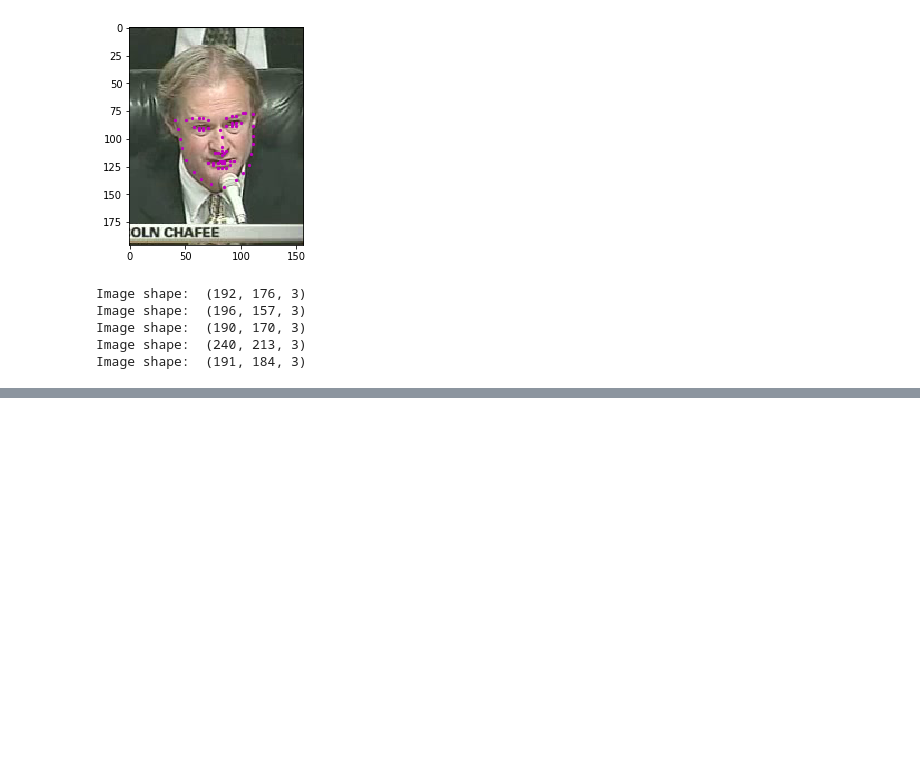
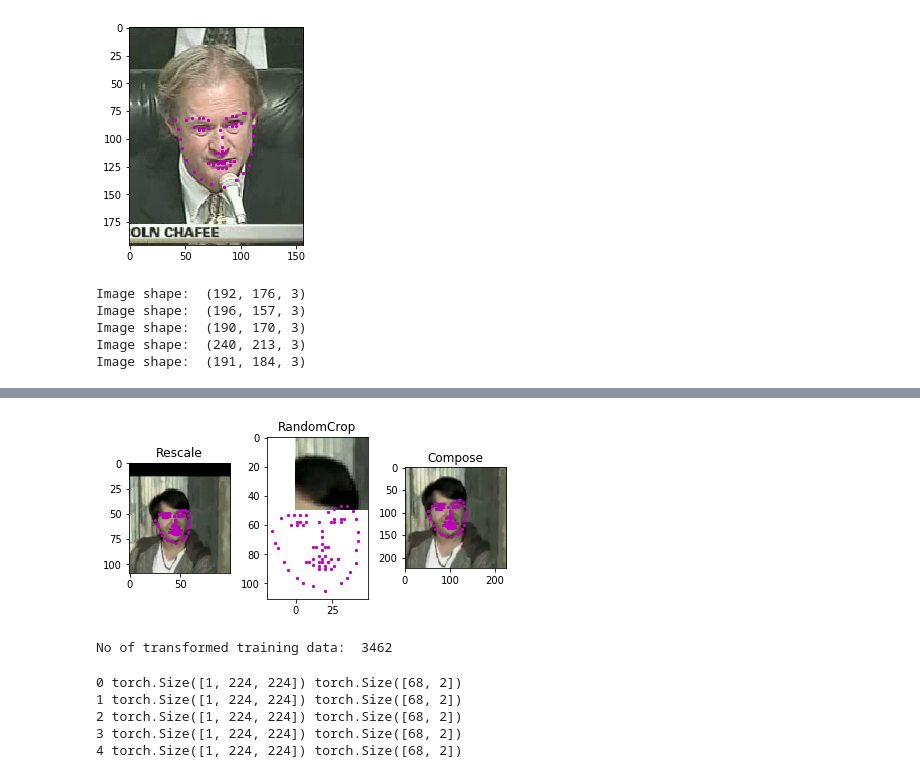
Before and after one commit to leeping-ng/ML-CV-Facial-Keypoint-Detection, a Jupyter notebook: Facial Keypoint Detection.ipynb, the cells around one changed output, grey strips where cells are left out. Cells and saved outputs as stored; diff of their text form; code cells hidden in the pictures; blank space fills up the shorter version.

```diff
--- a/Facial Keypoint Detection.ipynb
+++ b/Facial Keypoint Detection.ipynb
@@ -56,6 +44,11 @@ Luis_Fonsi_21.jpg
 (68, 2)
 # %%
 image = mpimg.imread(os.path.join('data/training/', image_name))
-plt.imshow(image)
-plt.scatter(keypoints[:, 0], keypoints[:, 1], s=20, marker='.', c='m')
+print(image.shape)
+
+def plot_face_keypoints(image, keypoints):
+    plt.imshow(image)
+    plt.scatter(keypoints[:, 0], keypoints[:, 1], s=20, marker='.', c='m')
+
+plot_face_keypoints(image, keypoints)
 # %% [output]
@@ -89,7 +82,7 @@ class FacialKeypointsDataset(Dataset):
 
         keypoints = self.keypoints_frame.iloc[idx, 1:]
         # change from pandas series to numpy array, reshape to (num_keypoints, 2)
-        keypoints = keypoints.values.reshape(-1, 2)
+        keypoints = keypoints.to_numpy().astype('float').reshape(-1, 2)
 
         sample = {"image": image, "keypoints": keypoints}
 
@@ -125,0 +229,47 @@ The shapes of the images are dissimilar, and we'll need to resize them to the sa
+# %%
+# test out some of these transforms
+rescale = Rescale(100)
+crop = RandomCrop(50)
+composed = transforms.Compose([Rescale(250),
+                               RandomCrop(224)])
+
+# apply the transforms to a sample image
+sample = data_train[0]
+
+fig = plt.figure()
+for i, tx in enumerate([rescale, crop, composed]):
+    transformed_sample = tx(sample)
+
+    ax = plt.subplot(1, 3, i + 1)
+    plt.tight_layout()
+    ax.set_title(type(tx).__name__)
+    plot_face_keypoints(transformed_sample['image'], transformed_sample['keypoints'])
+
+plt.show()
+# %% [output]
+[figure, added]
+# %%
+data_transform = transforms.Compose([Rescale(250),
+                                     RandomCrop(224),
+                                     Normalize(),
+                                     ToTensor()])
+
+# create the transformed dataset
+data_train_trans = FacialKeypointsDataset(csv_file='data/training_frames_keypoints.csv',
+                                             path_base='data/training/',
+                                             transform=data_transform)
+
+print("No of transformed training data: ", len(data_train_trans))
+# %% [output]
+No of transformed training data:  3462
+# %%
+# make sure the sample tensors are the expected size
+for i in range(5):
+    sample = data_train_trans[i]
+    print(i, sample['image'].size(), sample['keypoints'].size())
+# %% [output]
+0 torch.Size([1, 224, 224]) torch.Size([68, 2])
+1 torch.Size([1, 224, 224]) torch.Size([68, 2])
+2 torch.Size([1, 224, 224]) torch.Size([68, 2])
+3 torch.Size([1, 224, 224]) torch.Size([68, 2])
+4 torch.Size([1, 224, 224]) torch.Size([68, 2])
```
Also changed, not shown: parts of 10 cells of this notebook.
